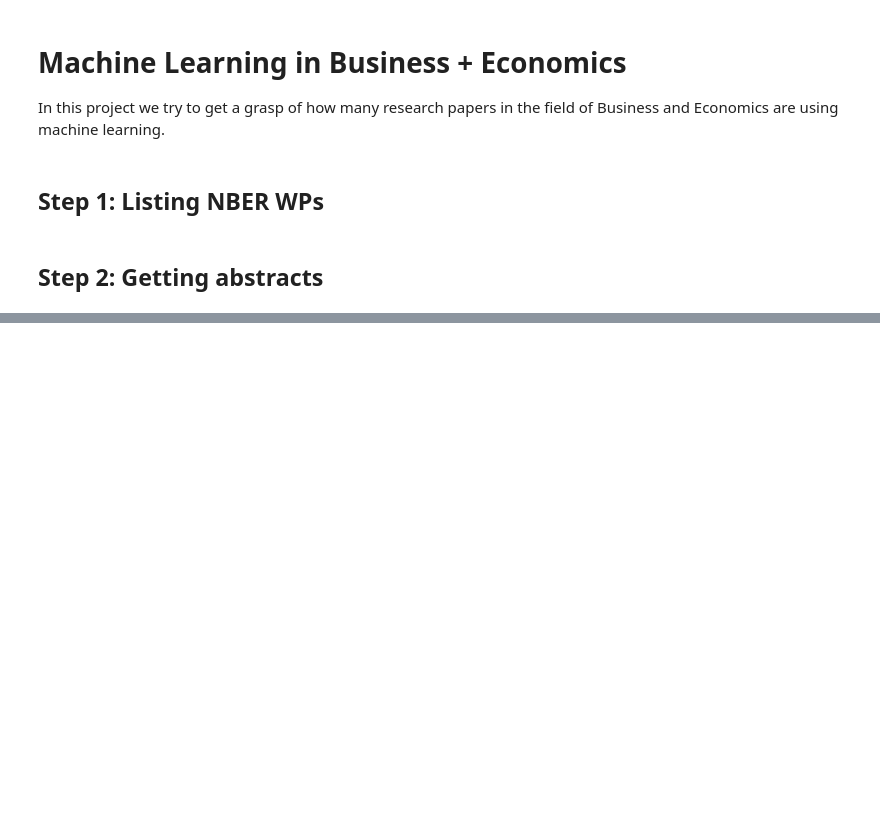
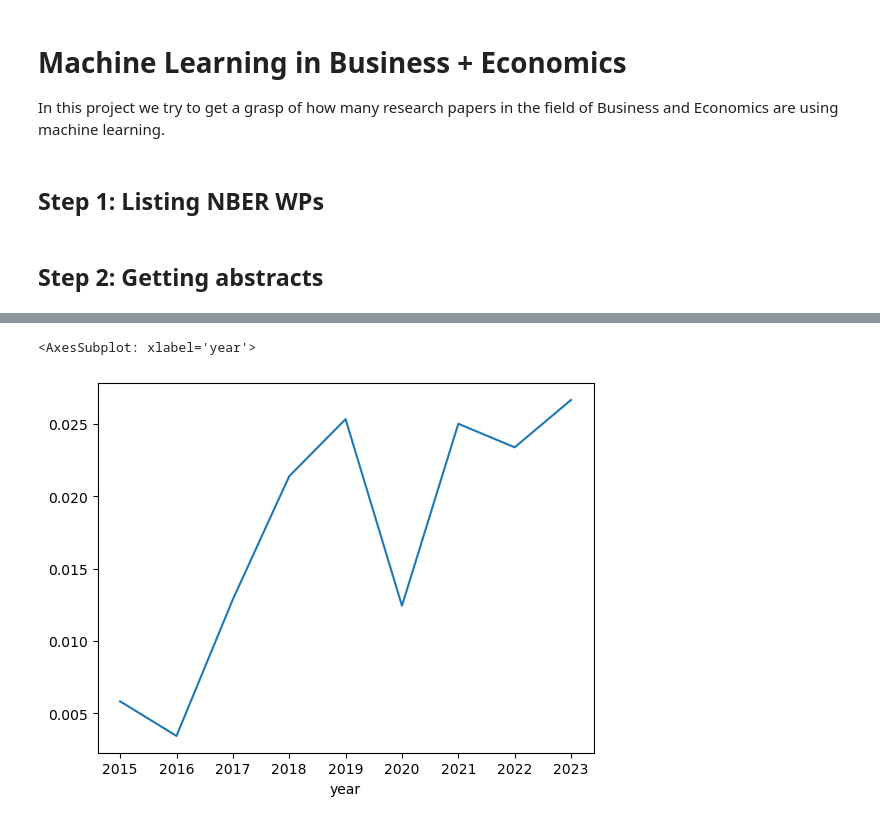
Before and after one commit to felixschulz385/ML-in-Business-Economics, a Jupyter notebook: NBER_scraping.ipynb, the cells around one changed output, grey strips where cells are left out. Saved outputs shown, nothing was run; the diff lists cells and outputs as text; code cells hidden in the pictures; blank space fills up the shorter version.

```diff
--- a/NBER_scraping.ipynb
+++ b/NBER_scraping.ipynb
@@ -137,0 +169,22 @@ for index, link in enumerate(tqdm(links)):
+# %%
+merged["abstract"] = merged.abstract.str.replace("\n", " ")
+# %%
+merged["year"] = merged.date.str.extract(r"(\d{4})")
+# %%
+search_terms = ["machine.learning",
+                "deep.learning",
+                "neural.network",
+                "artificial.neural.network",
+                "artificial.intelligence",
+                "reinforcement.learning",
+                "(post.){,1}lasso",
+                "random.forest",
+                "causal.forest",
+                "regression.forest",
+                "boosted.forest",
+                "support.vector.machine"]
+search_regex = "|".join([f"({term})" for term in search_terms])
+search_regex = f"({search_regex})"
+# %%
+merged["detected"] = (merged.title.str.contains(search_regex, case = False) |
+                      merged.abstract.str.contains(search_regex, case = False))
@@ -137,0 +198,5 @@ for index, link in enumerate(tqdm(links)):
+# %%
+merged.dropna(subset = "abstract").groupby("year").agg({"detected": "sum", "id": "count"}).apply(lambda x: x.detected / x.id, axis = 1).plot()
+# %% [output]
+<AxesSubplot: xlabel='year'>
+[figure, added]
```
Also changed, not shown: parts of 19 cells of this notebook, 17 other files.
